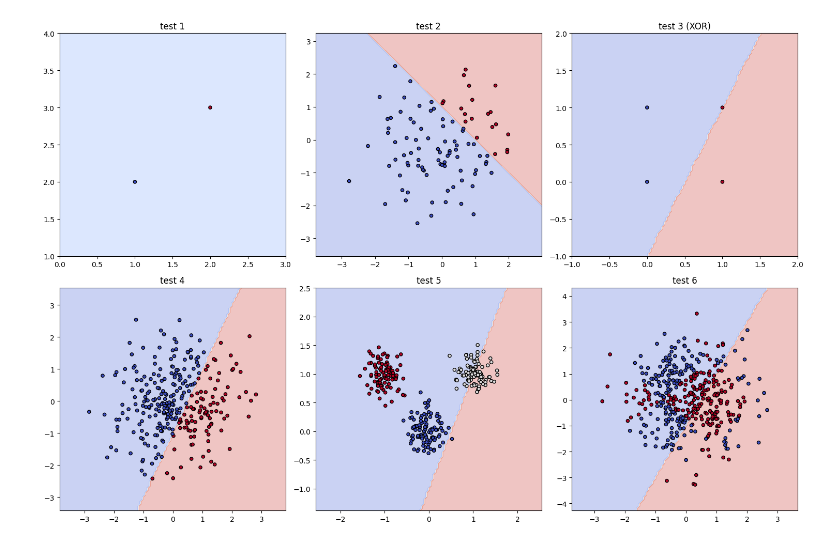
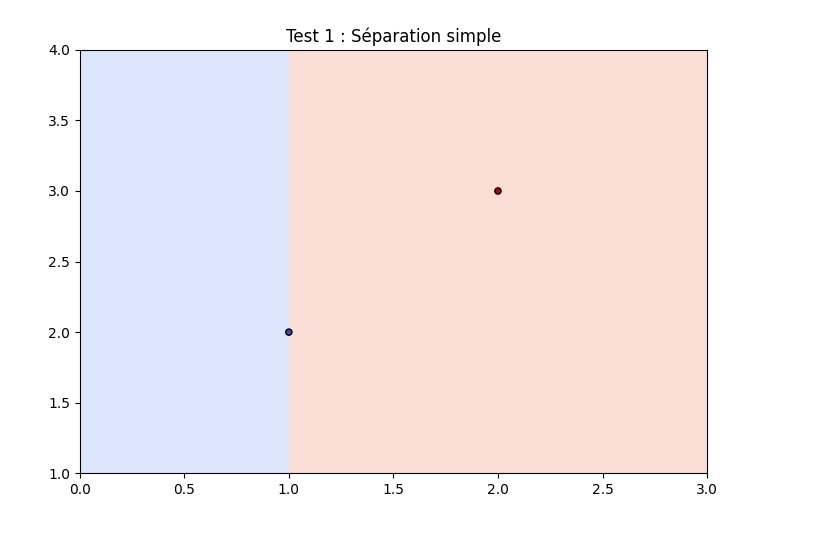
Before and after one commit to AmirDhouib2001/IABD3.PA, a Jupyter notebook: src/Rapport_Interractif_ML.ipynb, the cells around one changed output. Drawn from its saved outputs; the diff is of its cells as text; code cells hidden in the pictures.

```diff
--- a/src/Rapport_Interractif_ML.ipynb
+++ b/src/Rapport_Interractif_ML.ipynb
@@ -81,80 +46,34 @@ Prediction for sample: [0.51964921 0.88390301 0.68922863 0.74718751 0.3970496  0
 # %%
-import matplotlib.pyplot as plt
-import numpy as np
+num_samples = 2
+num_features = 2
+k = 1
+learning_rate = 0.01
+num_iterations = 100000
+is_classification = True
 
-# Fonction pour créer des jeux de données de test
-def generate_datasets():
-    datasets = []
+X = np.array([[1, 2], [2, 3]], dtype=np.float64)
+Y = np.array([0, 1], dtype=np.float64).reshape(-1, 1)
 
-    # Test 1: Simple separation
-    X1 = np.array([[1, 2], [2, 3]])
-    y1 = np.array([0, 1])
-    datasets.append((X1, y1))
+features_ctypes = X.ctypes.data_as(ctypes.POINTER(ctypes.c_double))
+outputs_ctypes = Y.ctypes.data_as(ctypes.POINTER(ctypes.c_double))
 
-    # Test 2: Linearly separable
-    X2 = np.random.randn(100, 2)
-    y2 = (X2[:, 0] + X2[:, 1] > 1).astype(int)
-    datasets.append((X2, y2))
+# Appeler la fonction d'entraînement
+model = lib.train_linear_model(features_ctypes, outputs_ctypes, num_samples, num_features,
+                               learning_rate, num_iterations, k, is_classification)
 
-    # Test 3: XOR
-    X3 = np.array([[0, 0], [1, 1], [1, 0], [0, 1]])
-    y3 = np.array([0, 1, 1, 0])
-    datasets.append((X3, y3))
+# Afficher les résultats
+weights = [model.weights[i] for i in range(num_features * k)]
+bias = [model.bias[i] for i in range(k)]
+loss_values = [model.loss[i] for i in range(model.loss_size)]
 
-    # Test 4: Two moons-like
-    X4 = np.random.randn(300, 2)
-    y4 = (X4[:, 0] * 2 - X4[:, 1] > 1).astype(int)
-    datasets.append((X4, y4))
+print("Weights:", weights)
+print("Bias:", bias)
+print("Loss values:", loss_values)
 
-    # Test 5: Three blobs
-    X5, y5 = [], []
-    for _ in range(100):
-        x, y = np.random.randn(2) * 0.2 + np.array([0, 0])
-        X5.append([x, y])
-        y5.append(0)
-    for _ in range(100):
-        x, y = np.random.randn(2) * 0.2 + np.array([1, 1])
-        X5.append([x, y])
-        y5.append(1)
-    for _ in range(100):
-        x, y = np.random.randn(2) * 0.2 + np.array([-1, 1])
-        X5.append([x, y])
-        y5.append(2)
-    datasets.append((np.array(X5), np.array(y5)))
-
-    # Test 6: Overlapping blobs
-    X6 = np.random.randn(400, 2)
-    y6 = (np.sin(X6[:, 0] * 2) + np.cos(X6[:, 1] * 2) > 0).astype(int)
-    datasets.append((X6, y6))
-
-    return datasets
-
-# Fonction pour tracer les frontières de décision (Simple implementation for visualization)
-def plot_decision_boundary(X, y, title, ax):
-    x_min, x_max = X[:, 0].min() - 1, X[:, 0].max() + 1
-    y_min, y_max = X[:, 1].min() - 1, X[:, 1].max() + 1
-    xx, yy = np.meshgrid(np.linspace(x_min, x_max, 100), np.linspace(y_min, y_max, 100))
-    grid = np.c_[xx.ravel(), yy.ravel()]
-    zz = np.zeros(grid.shape[0])
-
-    # Simuler une frontière de décision en fonction des étiquettes
-    for i, (gx, gy) in enumerate(grid):
-        zz[i] = ((gx + gy) > 0.5) if title == 'test 1' else ((gx + gy) > 1.0 if title == 'test 2' else ((gx * 2 - gy) > 1))
-
-    zz = zz.reshape(xx.shape)
-    ax.contourf(xx, yy, zz, alpha=0.3, cmap='coolwarm')
-    y = np.array(y)
-    ax.scatter(X[:, 0], X[:, 1], c=y, s=20, edgecolor='k', cmap=plt.cm.coolwarm)
-datasets = generate_datasets()
-
-fig, axes = plt.subplots(2, 3, figsize=(15, 10))
-
-titles = ['test 1', 'test 2', 'test 3 (XOR)', 'test 4', 'test 5', 'test 6']
-for (X, y), title, ax in zip(datasets, titles, axes.flatten()):
-    y = np.array(y)
-    plot_decision_boundary(X, y, title, ax)
-    ax.set_title(title)
-
+# Tracer la frontière de décision
+fig, ax = plt.subplots(figsize=(7, 5))
+plot_decision_boundary(model, X, Y, ax, is_classification)
+ax.set_title('Test 1 : Séparation simple')
 plt.tight_layout()
 plt.show()
 # %% [output]
@@ -161 +83 @@ plt.show()
-[figure, old version]
+[figure, new version]
```
Also changed, not shown: parts of 7 cells of this notebook, 1 other file.
